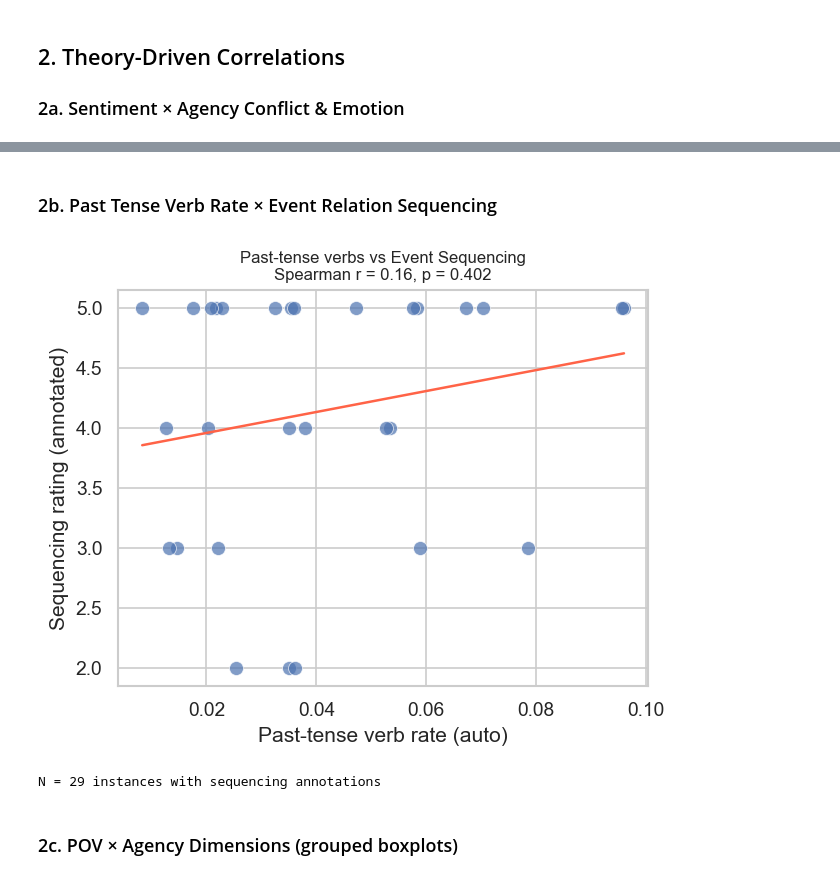
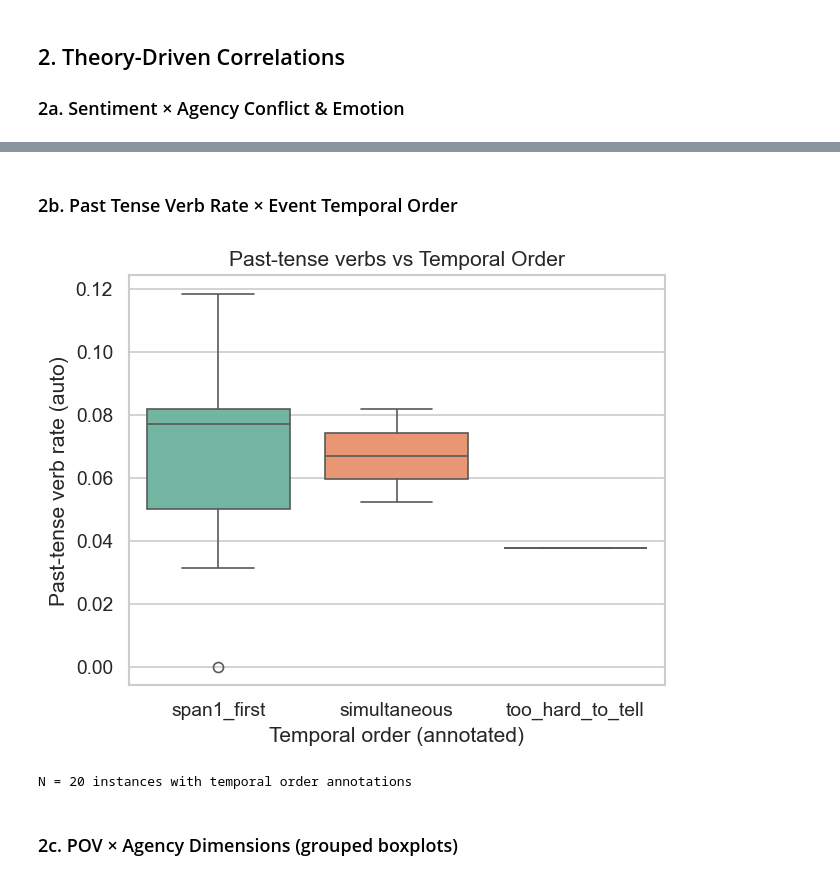
Before and after one commit to advaitdeshmukh/potato, a Jupyter notebook: teagan_tasks/annotation_analysis/feature_visualizations.ipynb, the cells around one changed output, grey strips where cells are left out. Drawn from its saved outputs; the diff is of its cells as text; code cells hidden in the pictures.

```diff
--- a/teagan_tasks/annotation_analysis/feature_visualizations.ipynb
+++ b/teagan_tasks/annotation_analysis/feature_visualizations.ipynb
@@ -29,7 +30,7 @@ BASE = os.path.join(os.path.dirname(os.path.abspath('.')), 'teagan_tasks') \
        if os.path.basename(os.getcwd()) != 'annotation_analysis' else '..'
 
 FEATURES_CSV  = f'{BASE}/automatic_features/features.csv'
-DATA_CSV      = f'{BASE}/event_relation_annotation_task/data/dolma_combined_final_sample_700_with_llm_summary_safeid_with_spans.csv'
+DATA_CSV      = f'{BASE}/event_relation_annotation_task/data/dolma_final_sample_s42_n1250_t0.5_llm_summary_safeid_with_spans.csv'
 ER_STATE      = f'{BASE}/event_relation_annotation_task/annotation_output/results/tejo9855/user_state.json'
 AG_STATE      = f'{BASE}/agency_annotation_task/agency_annotations/annotation_output/results/tejo9855/user_state.json'
 ST_STATE      = f'{BASE}/setting_annotation_task/annotation_output/results/tejo9855/user_state.json'
@@ -48,6 +49,7 @@ meta_df = pd.DataFrame([{
     'source':           r['source'],
     'topic_classification': r['topic_classification'],
     'narrative_label':  r['narrative_label'],
+    'text_snippet':     (r['sampled_text'][:250] + '…') if len(r.get('sampled_text', '')) > 250 else r.get('sampled_text', ''),
 } for r in meta_rows])
 
 feat_df = feat_df.merge(meta_df, on='safe_instance_id', how='left')
@@ -68,18 +70,18 @@ for inst_id, val in er_state['instance_id_to_label_to_value'].items():
     ann = parse_event_relation(val)
     if ann is None: continue
     row = {'safe_instance_id': inst_id}
-    row['er_span1_event']   = int(bool(ann.get('span1_is_event')))
-    row['er_span2_event']   = int(bool(ann.get('span2_is_event')))
+    row['er_span1_event']    = int(bool(ann.get('span1_is_event')))
+    row['er_span2_event']    = int(bool(ann.get('span2_is_event')))
     if ann.get('span1_is_event') and ann.get('span2_is_event'):
-        row['er_sequencing'] = ann.get('sequencing_rating')
-        row['er_causality']  = ann.get('causality_rating')
+        row['er_temporal_order'] = ann.get('temporal_order')
+        row['er_causality']      = ann.get('causality_rating')
     else:
-        row['er_sequencing'] = None
-        row['er_causality']  = None
+        row['er_temporal_order'] = None
+        row['er_causality']      = None
     er_rows.append(row)
 er_df = pd.DataFrame(er_rows)
 print(f'Event relation: {len(er_df)} instances, '
-      f'{er_df["er_sequencing"].notna().sum()} with sequencing/causality')
+      f'{er_df["er_temporal_order"].notna().sum()} with temporal order annotations')
 
 # ── Agency annotations ─────────────────────────────────────────────────────────
 def parse_likert(val):
@@ -96,7 +98,7 @@ for inst_id, val in ag_state['instance_id_to_label_to_value'].items():
     ann = parse_likert(val)
     row = {'safe_instance_id': inst_id}
     for dim in ['agency_focalization','agency_emotion','agency_cognition',
-                'agency_motivation','agency_change_of_state','agency_conflict']:
+                'agency_change_of_state','agency_conflict']:
         row[dim] = ann.get(dim)
     ag_rows.append(row)
 ag_df = pd.DataFrame(ag_rows)
@@ -118,9 +120,6 @@ st_df = pd.DataFrame(st_rows)
 print(f'Setting: {len(st_df)} instances')
 
 # ── Merged dataframes ──────────────────────────────────────────────────────────
-# full: automatic features + metadata (679 rows)
-# ann:  automatic + all manual annotations (21 shared instances)
-# er_full: automatic + event relation (51 instances)
 full_df   = feat_df.copy()
 ann_df    = feat_df.merge(ag_df, on='safe_instance_id') \
                    .merge(st_df, on='safe_instance_id') \
@@ -203,19 +252,27 @@ plt.show()
 # %% [markdown]
-### 2b. Past Tense Verb Rate × Event Relation Sequencing
+### 2b. Past Tense Verb Rate × Event Temporal Order
 # %%
-seq_df = er_full_df[['past_tense_verb_rate', 'er_sequencing']].dropna()
+seq_df = er_full_df[['past_tense_verb_rate', 'er_temporal_order']].dropna()
 
 fig, ax = plt.subplots(figsize=(5.5, 4.5))
-annotated_scatter(ax, seq_df,
-    'past_tense_verb_rate', 'er_sequencing',
-    'Past-tense verb rate (auto)', 'Sequencing rating (annotated)',
-    'Past-tense verbs vs Event Sequencing')
+if len(seq_df) >= 3:
+    cat_order = ['span1_first', 'simultaneous', 'too_hard_to_tell']
+    present   = [o for o in cat_order if o in seq_df['er_temporal_order'].values]
+    sns.boxplot(data=seq_df, x='er_temporal_order', y='past_tense_verb_rate',
+                order=present, palette='Set2', ax=ax)
+    ax.set_xlabel('Temporal order (annotated)')
+    ax.set_ylabel('Past-tense verb rate (auto)')
+    ax.set_title('Past-tense verbs vs Temporal Order')
+else:
+    ax.text(0.5, 0.5, 'insufficient data', ha='center', va='center',
+            transform=ax.transAxes, color='#999', fontsize=11)
+    ax.set_title('Past-tense verbs vs Temporal Order')
 plt.tight_layout()
 plt.show()
-print(f'N = {len(seq_df)} instances with sequencing annotations')
+print(f'N = {len(seq_df)} instances with temporal order annotations')
 # %% [output]
-[figure, old version]
+[figure, new version]
-N = 29 instances with sequencing annotations
+N = 20 instances with temporal order annotations
 # %% [markdown]
 ### 2c. POV × Agency Dimensions (grouped boxplots)
 # %%
```
Also changed, not shown: parts of 12 cells of this notebook, 5 other files.
